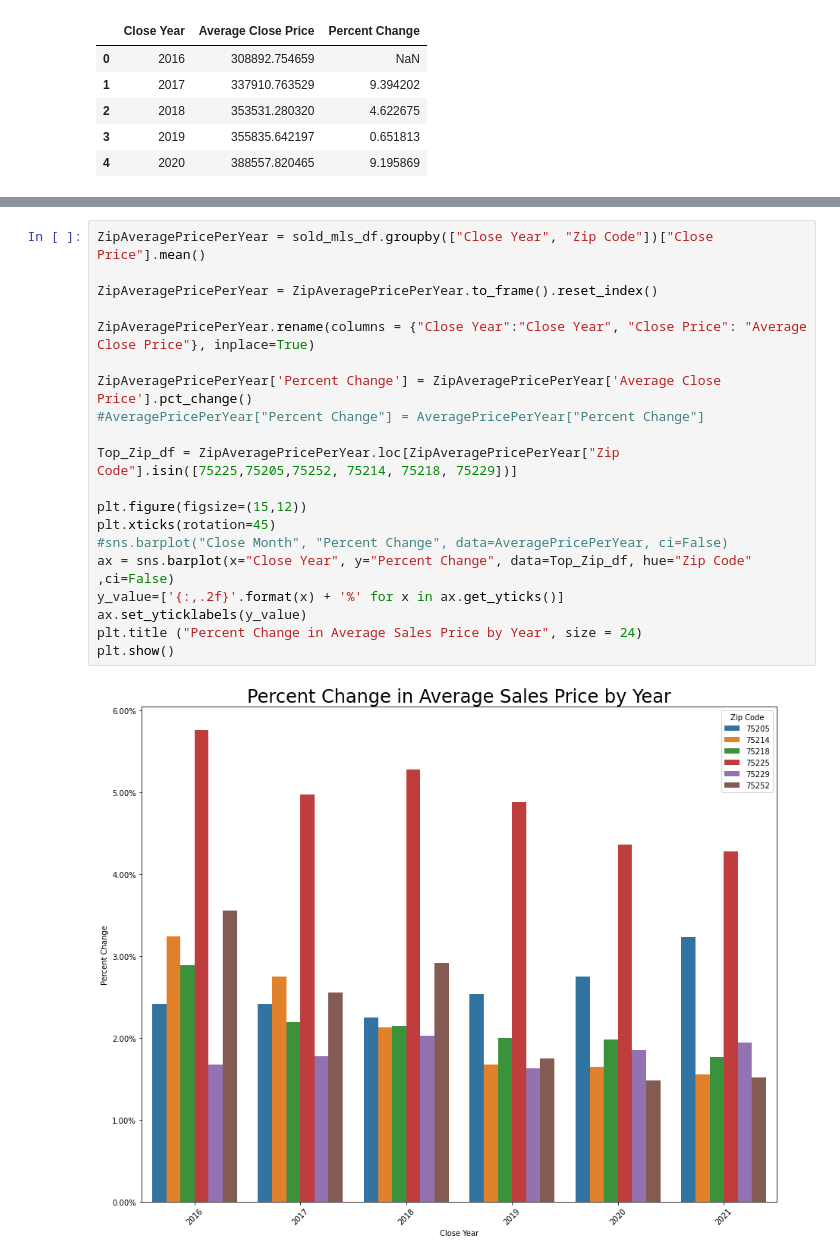
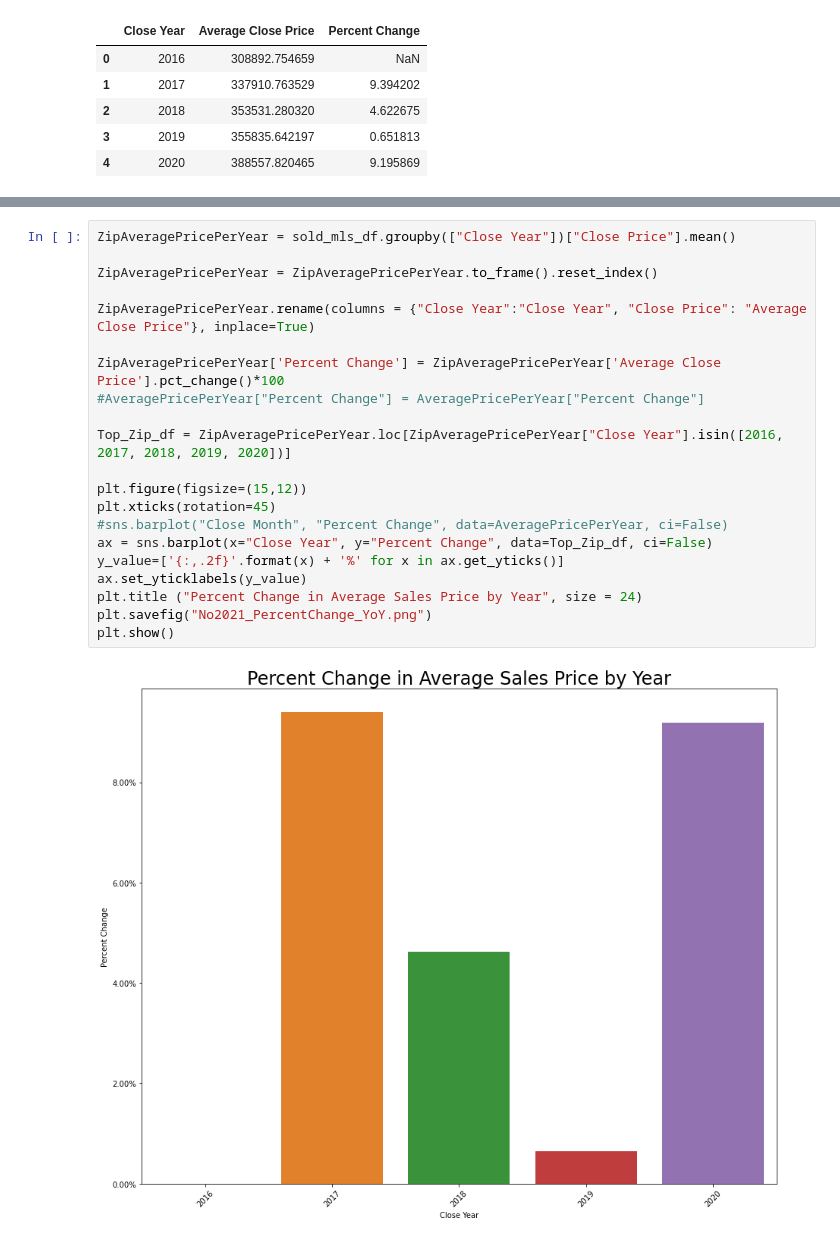
Before and after one commit to VicHug27/Project1, a Jupyter notebook: ZipCode_Cleaning_Analysis.ipynb, the cells around one changed output, grey strips where cells are left out. Cells and saved outputs as stored; diff of their text form.

```diff
--- a/ZipCode_Cleaning_Analysis.ipynb
+++ b/ZipCode_Cleaning_Analysis.ipynb
@@ -525,25 +522,26 @@ plt.savefig("PercentChange_YoY.png")
 # %%
-ZipAveragePricePerYear = sold_mls_df.groupby(["Close Year", "Zip Code"])["Close Price"].mean()
+ZipAveragePricePerYear = sold_mls_df.groupby(["Close Year"])["Close Price"].mean()
 
 ZipAveragePricePerYear = ZipAveragePricePerYear.to_frame().reset_index()
 
 ZipAveragePricePerYear.rename(columns = {"Close Year":"Close Year", "Close Price": "Average Close Price"}, inplace=True)
 
-ZipAveragePricePerYear['Percent Change'] = ZipAveragePricePerYear['Average Close Price'].pct_change()
+ZipAveragePricePerYear['Percent Change'] = ZipAveragePricePerYear['Average Close Price'].pct_change()*100
 #AveragePricePerYear["Percent Change"] = AveragePricePerYear["Percent Change"]
 
-Top_Zip_df = ZipAveragePricePerYear.loc[ZipAveragePricePerYear["Zip Code"].isin([75225,75205,75252, 75214, 75218, 75229])]
+Top_Zip_df = ZipAveragePricePerYear.loc[ZipAveragePricePerYear["Close Year"].isin([2016, 2017, 2018, 2019, 2020])]
 
 plt.figure(figsize=(15,12))
 plt.xticks(rotation=45)
 #sns.barplot("Close Month", "Percent Change", data=AveragePricePerYear, ci=False)
-ax = sns.barplot(x="Close Year", y="Percent Change", data=Top_Zip_df, hue="Zip Code" ,ci=False)
+ax = sns.barplot(x="Close Year", y="Percent Change", data=Top_Zip_df, ci=False)
 y_value=['{:,.2f}'.format(x) + '%' for x in ax.get_yticks()]
 ax.set_yticklabels(y_value)
 plt.title ("Percent Change in Average Sales Price by Year", size = 24)
+plt.savefig("No2021_PercentChange_YoY.png")
 plt.show()
 # %% [output]
-[figure, old version]
+[figure, new version]
 # %%
 Top_Zip_df.head()
 # %% [output]
```
Also changed, not shown: parts of 5 cells of this notebook, 19 other files.
